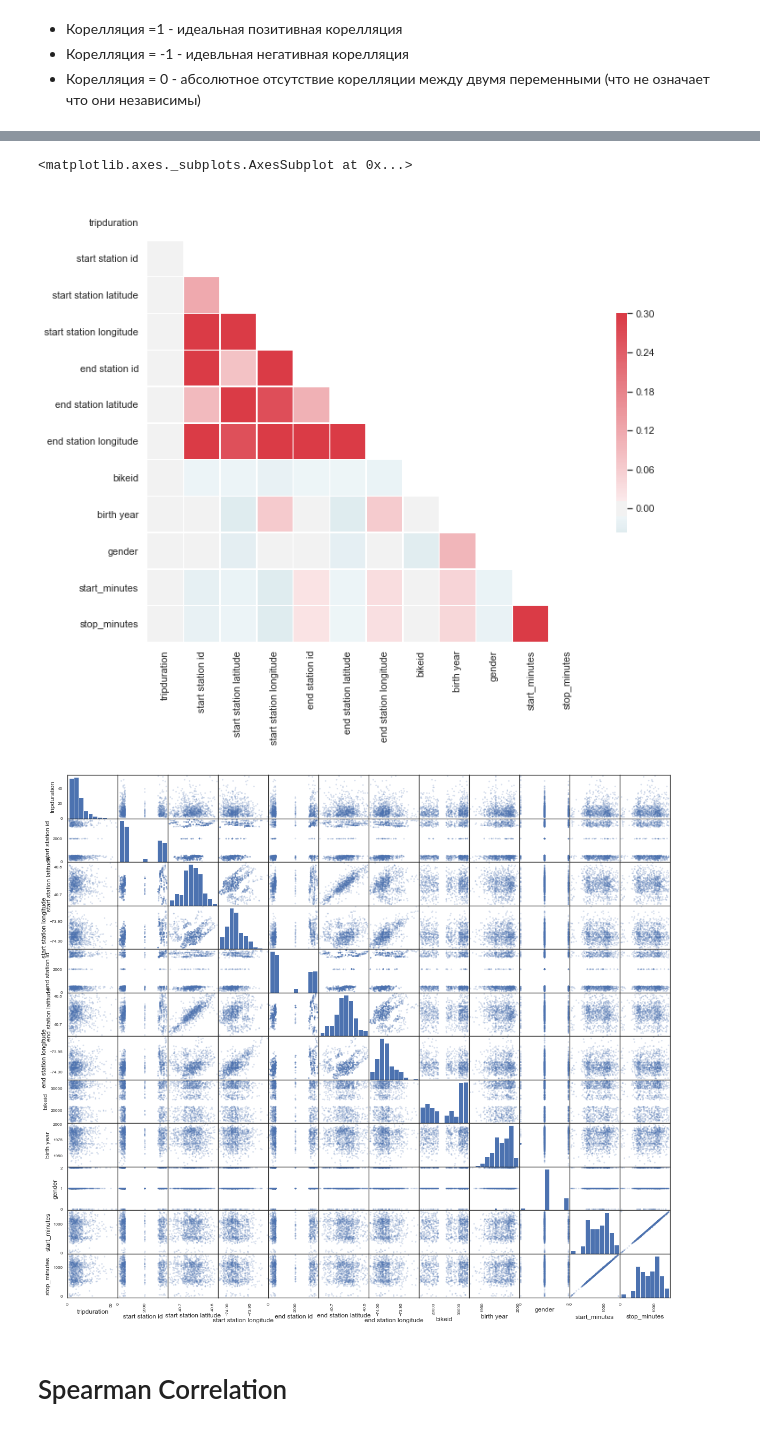
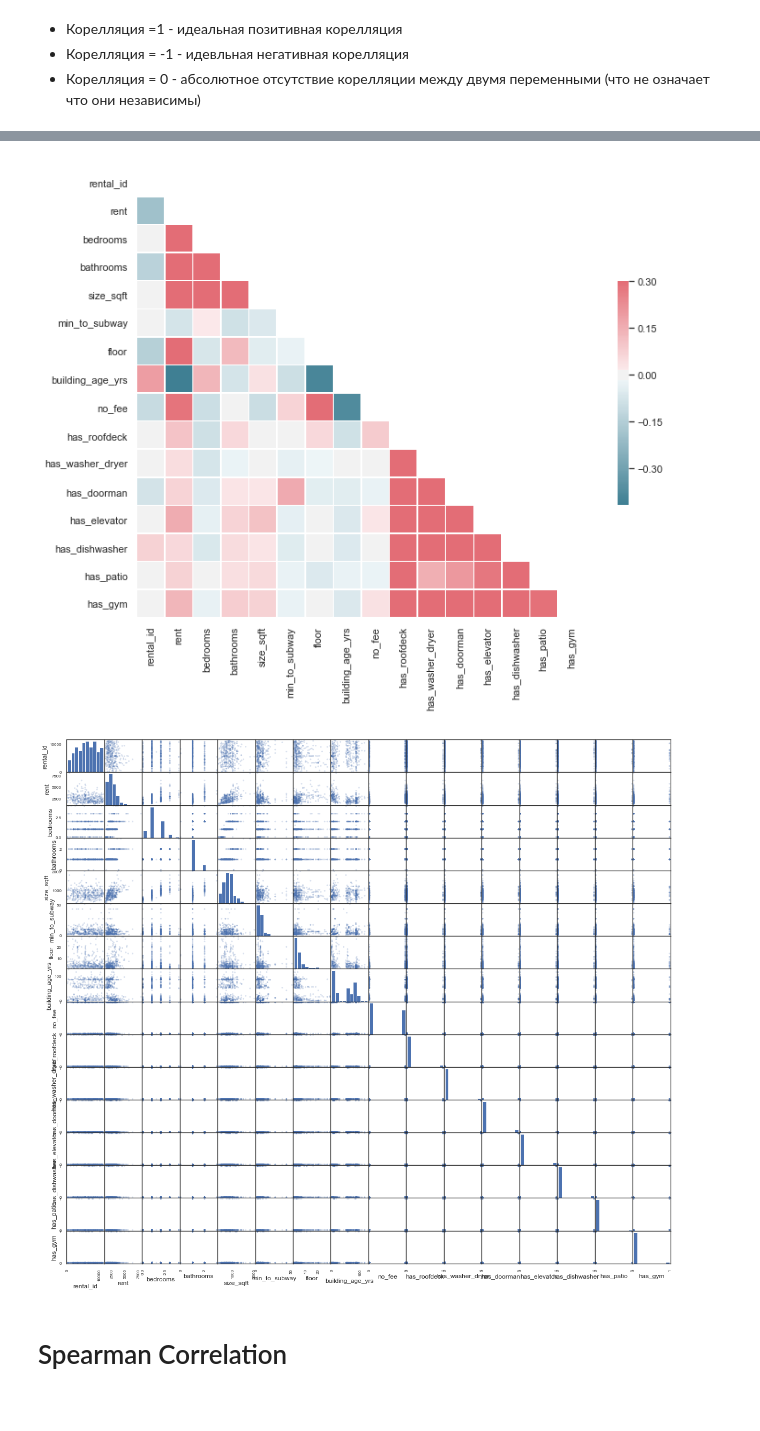
Before and after one commit to Casyfill/liceum, a Jupyter notebook: l8/2_Correlation.ipynb, the cells around one changed output, grey strips where cells are left out. Drawn from its saved outputs; the diff is of its cells as text; code cells hidden in the pictures.

```diff
--- a/l8/2_Correlation.ipynb
+++ b/l8/2_Correlation.ipynb
@@ -32,0 +40,4 @@ df['stop_minutes'] = _minutes_till_midnight(df['stoptime'])
+# %%
+path = 'https://raw.githubusercontent.com/Codecademy/datasets/master/streeteasy/queens.csv'
+df = pd.read_csv(path)
+df.head(3)
@@ -99,14 +136,13 @@ cmap = sns.diverging_palette(220, 10, as_cmap=True)
 
 # Draw the heatmap with the mask and correct aspect ratio
 sns.heatmap(corr, mask=mask, cmap=cmap, vmax=.3, center=0,
-            square=True, linewidths=.5, cbar_kws={"shrink": .5})
+            square=True, linewidths=.5, cbar_kws={"shrink": .5});
 # %% [output]
-<matplotlib.axes._subplots.AxesSubplot at 0x...>
-[figure, old version]
+[figure, new version]
 # %%
 from pandas.plotting import  scatter_matrix
-scatter_matrix(df[m].sample(1000), alpha=0.2, figsize=(18,18));
+scatter_matrix(df, alpha=0.2, figsize=(18,18));
 # %% [output]
-[figure, old version]
+[figure, new version]
 # %% [markdown]
 # Spearman Correlation
```
Also changed, not shown: parts of 42 cells of this notebook, 1 other file.
